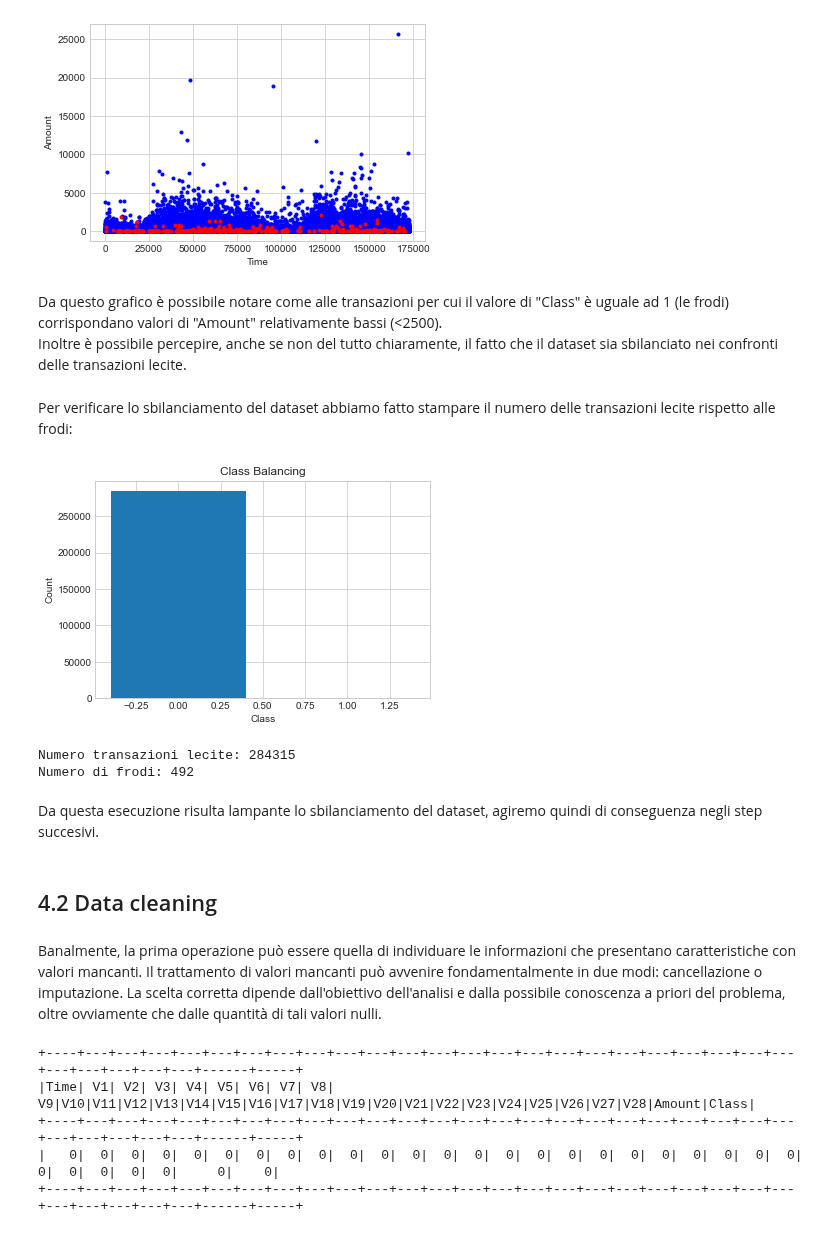
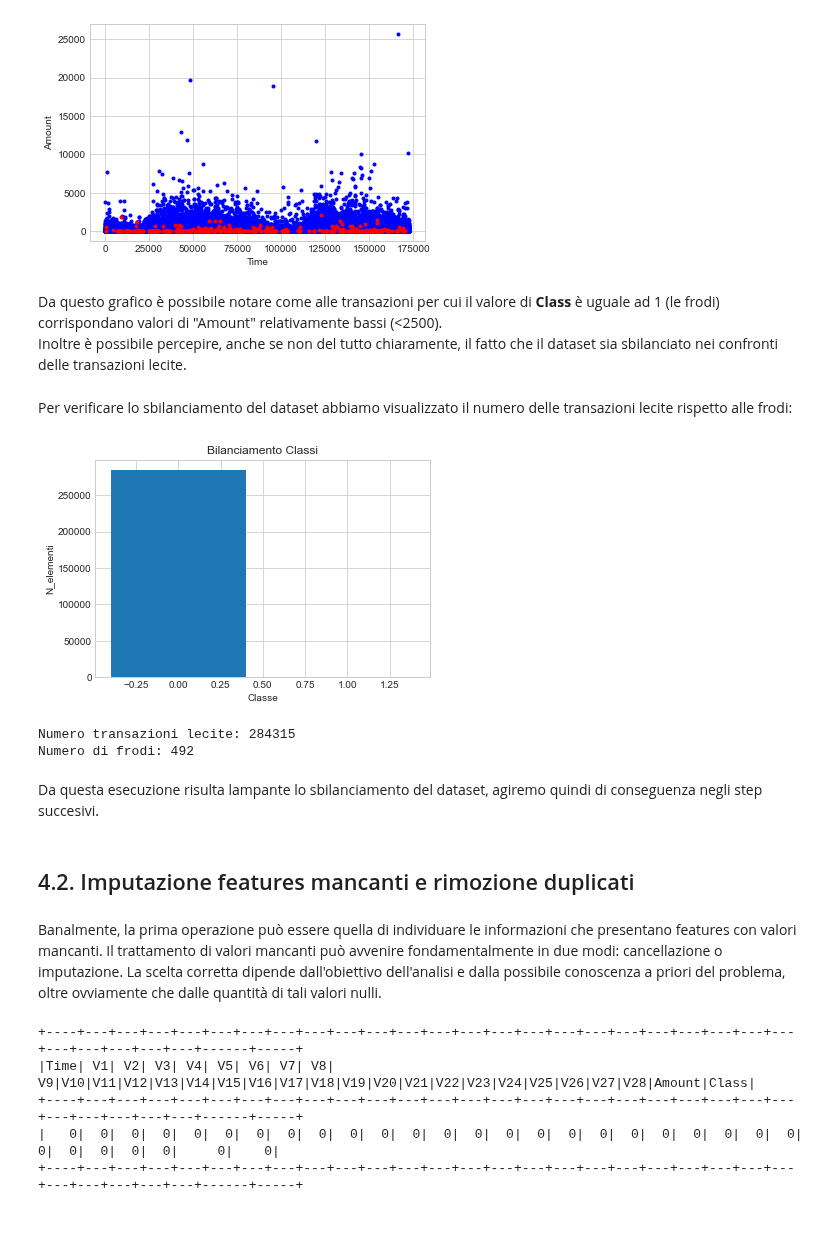
Before and after one commit to giridhar123/BigData, a Jupyter notebook: Notebook.ipynb, the cells around one changed output. Cells and saved outputs as stored; diff of their text form; code cells hidden in the pictures.

```diff
--- a/Notebook.ipynb
+++ b/Notebook.ipynb
@@ -87,4 +86,4 @@ Il dataset è conservato in una simulazione di filesystem distribuito in locale.
 # %%
 dataSet = spark.read \
-    .csv('hdfs://localhost:9099/creditCardProject/creditcard.csv', header = 'True', inferSchema='True')
+    .csv('hdfs://localhost:9099/user/davide/creditCardProject/creditcard.csv', header = 'True', inferSchema='True')
 # %% [markdown]
@@ -129,31 +125,31 @@ plt.scatter(X, Y, marker = ".", color = "red")
 <matplotlib.collections.PathCollection at 0x...>
 [figure]
 # %% [markdown]
-Da questo grafico è possibile notare come alle transazioni per cui il valore di "Class" è uguale ad 1 (le frodi) corrispondano valori di "Amount" relativamente bassi (<2500). <br>
+Da questo grafico è possibile notare come alle transazioni per cui il valore di **Class** è uguale ad 1 (le frodi) corrispondano valori di "Amount" relativamente bassi (<2500). <br>
 Inoltre è possibile percepire, anche se non del tutto chiaramente, il fatto che il dataset sia sbilanciato nei confronti delle transazioni lecite.
 # %% [markdown]
-Per verificare lo sbilanciamento del dataset abbiamo fatto stampare il numero delle transazioni lecite rispetto alle frodi:
+Per verificare lo sbilanciamento del dataset abbiamo visualizzato il numero delle transazioni lecite rispetto alle frodi:
 # %%
 classi = []
 classi.append(len(df.loc[df.Class == 0]))
 classi.append(len(df.loc[df.Class == 1]))
 
-plt.title("Class Balancing")
-plt.xlabel("Class")
-plt.ylabel("Count")
+plt.title("Bilanciamento Classi")
+plt.xlabel("Classe")
+plt.ylabel("N_elementi")
 plt.bar([0, 1], classi)
 plt.show()
 print("Numero transazioni lecite: " + str(classi[0]))
 print("Numero di frodi: " + str(classi[1]))
 # %% [output]
-[figure, old version]
+[figure, new version]
 Numero transazioni lecite: 284315
 Numero di frodi: 492
 # %% [markdown]
 Da questa esecuzione risulta lampante lo sbilanciamento del dataset, agiremo quindi di conseguenza negli step succesivi.
-# %% [markdown]
-## 4.2 Data cleaning
+# %% [markdown]
+## 4.2. Imputazione features mancanti e rimozione duplicati
 # %% [markdown]
 
-Banalmente, la prima operazione può essere quella di individuare le informazioni che presentano caratteristiche con valori mancanti. Il trattamento di valori mancanti può avvenire fondamentalmente in due modi: cancellazione o imputazione. La scelta corretta dipende dall'obiettivo dell'analisi e dalla possibile conoscenza a priori del problema, oltre ovviamente che dalle quantità di tali valori nulli.
+Banalmente, la prima operazione può essere quella di individuare le informazioni che presentano features con valori mancanti. Il trattamento di valori mancanti può avvenire fondamentalmente in due modi: cancellazione o imputazione. La scelta corretta dipende dall'obiettivo dell'analisi e dalla possibile conoscenza a priori del problema, oltre ovviamente che dalle quantità di tali valori nulli.
 # %%
```
Also changed, not shown: parts of 109 cells of this notebook.
